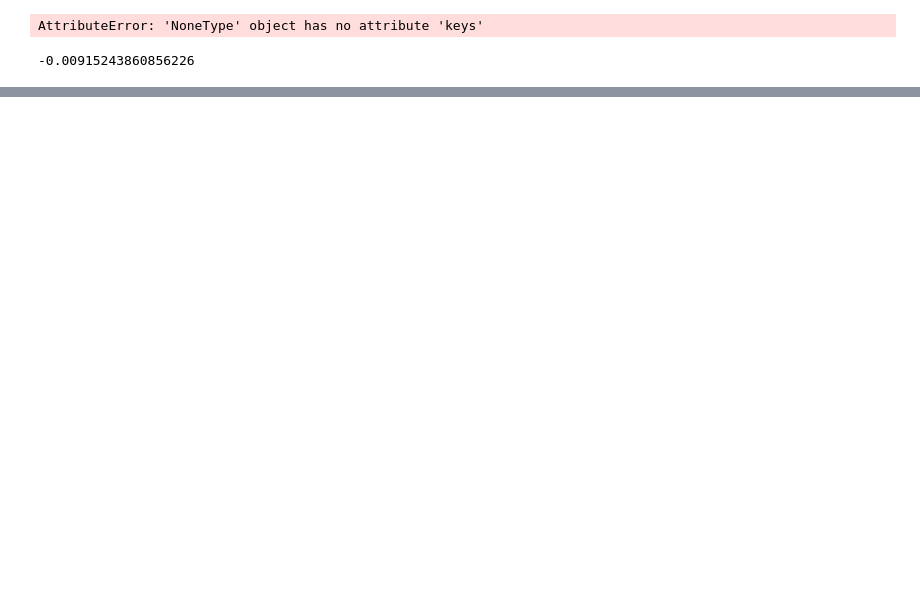
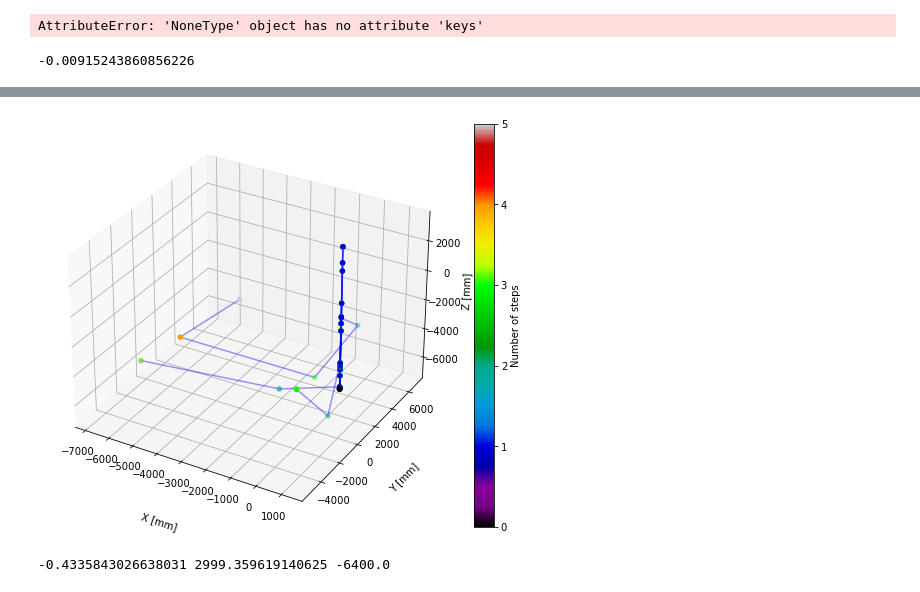
Before and after one commit to eklem1/OD_work, a Jupyter notebook: hfiles.ipynb, the cells around one changed output, grey strips where cells are left out. Drawn from its saved outputs; the diff is of its cells as text; code cells hidden in the pictures; blank space fills up the shorter version.

Commit message:
added graphing for photon paths

```diff
--- a/hfiles.ipynb
+++ b/hfiles.ipynb
@@ -180,0 +238,42 @@ print(deltaZ)
+# %%
+fig = plt.figure(figsize=(7,7))
+axes = mplot3d.Axes3D(fig)
+
+for i in range(len(paths)):
+    direction = np.arange(len(paths[i][0]))#, len(paths[i][0]))
+#     print(len(paths[i][0]))
+
+    axes.plot3D(paths[i][0], paths[i][1], paths[i][2], 'blue', alpha=0.4)
+#     p = axes.scatter3D(Xpos[i], Ypos[i], Zpos[i], c=ELs[i], cmap='viridis', s=2)
+    p = axes.scatter3D(paths[i][0], paths[i][1], paths[i][2], c=direction, cmap='nipy_spectral') #, vmin=0, vmax=ELs_max)
+
+#     WT_mesh.rotate([0.0, 0.0, 1], np.radians(90))
+# #     WT_mesh.x += 16
+#     WT = mplot3d.art3d.Line3DCollection(WT_mesh.vectors, linewidths=0.2, alpha=0.05)
+
+#     WT.set_edgecolor("black")
+#     WT.set_facecolor(None)
+#     axes.add_collection3d(WT)
+
+# axes.set_xlim3d(-7, 17)
+# axes.set_ylim3d(-6, 6)
+# axes.set_zlim3d(-6, 6)
+
+axes.set_xlabel("X [mm]")
+axes.set_ylabel("Y [mm]")
+axes.set_zlabel("Z [mm]")
+axes.xaxis.labelpad=20
+axes.yaxis.labelpad=15
+# axes.zaxis.labelpad=15
+
+fig.colorbar(p, label="Number of steps", shrink=0.8)
+#
+
+plt.show()
+# %% [output]
+[figure, added]
+# %%
+i = 1
+print(paths[i][0][0], paths[i][1][0], paths[i][2][0])
+# %% [output]
+-0.4335843026638031 2999.359619140625 -6400.0
```
Also changed, not shown: parts of 5 cells of this notebook, 1 other file.
